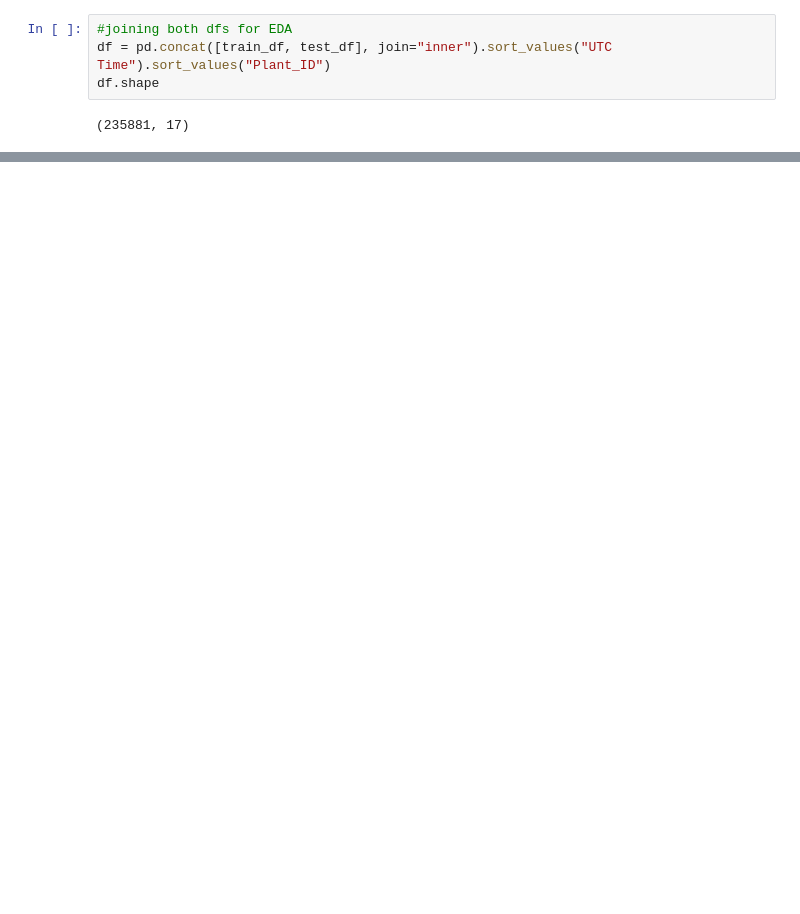
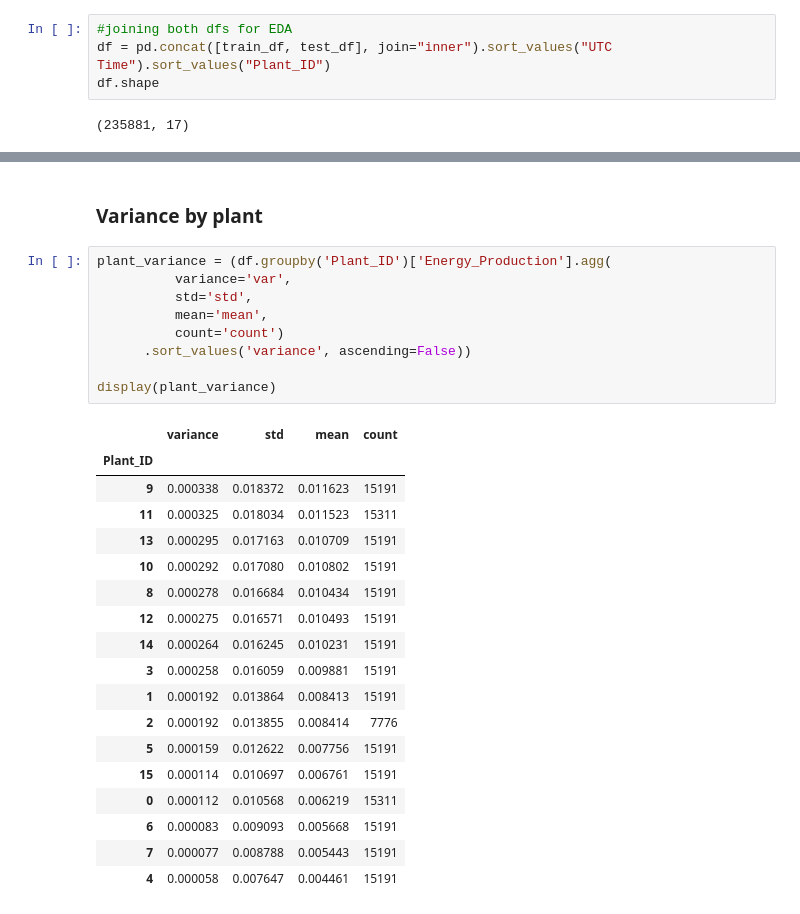
Before and after one commit to emschutt/Energy-Production-Forecasting, a Jupyter notebook: project_v0.ipynb, the cells around one changed output, grey strips where cells are left out. Cells and saved outputs as stored; diff of their text form; blank space fills up the shorter version.

```diff
--- a/project_v0.ipynb
+++ b/project_v0.ipynb
@@ -146,0 +147,30 @@ plt.show()
+# %% [markdown]
+### Variance by plant
+# %%
+plant_variance = (df.groupby('Plant_ID')['Energy_Production'].agg(
+          variance='var',
+          std='std',
+          mean='mean',
+          count='count')
+      .sort_values('variance', ascending=False))
+
+display(plant_variance)
+# %% [output]
+|  | variance | std | mean | count |
+| Plant_ID |  |  |  |  |
+| 9 | 0.000338 | 0.018372 | 0.011623 | 15191 |
+| 11 | 0.000325 | 0.018034 | 0.011523 | 15311 |
+| 13 | 0.000295 | 0.017163 | 0.010709 | 15191 |
+| 10 | 0.000292 | 0.017080 | 0.010802 | 15191 |
+| 8 | 0.000278 | 0.016684 | 0.010434 | 15191 |
+| 12 | 0.000275 | 0.016571 | 0.010493 | 15191 |
+| 14 | 0.000264 | 0.016245 | 0.010231 | 15191 |
+| 3 | 0.000258 | 0.016059 | 0.009881 | 15191 |
+| 1 | 0.000192 | 0.013864 | 0.008413 | 15191 |
+| 2 | 0.000192 | 0.013855 | 0.008414 | 7776 |
+| 5 | 0.000159 | 0.012622 | 0.007756 | 15191 |
+| 15 | 0.000114 | 0.010697 | 0.006761 | 15191 |
+| 0 | 0.000112 | 0.010568 | 0.006219 | 15311 |
+| 6 | 0.000083 | 0.009093 | 0.005668 | 15191 |
+| 7 | 0.000077 | 0.008788 | 0.005443 | 15191 |
+| 4 | 0.000058 | 0.007647 | 0.004461 | 15191 |
```
Also changed, not shown: parts of 23 cells of this notebook.
